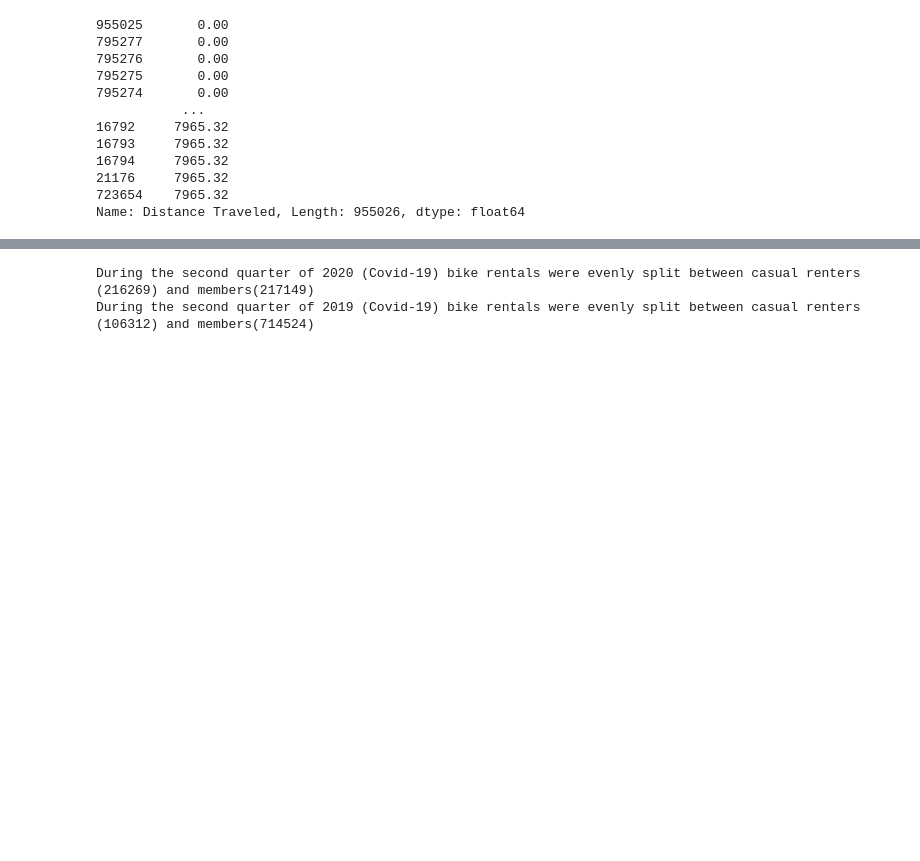
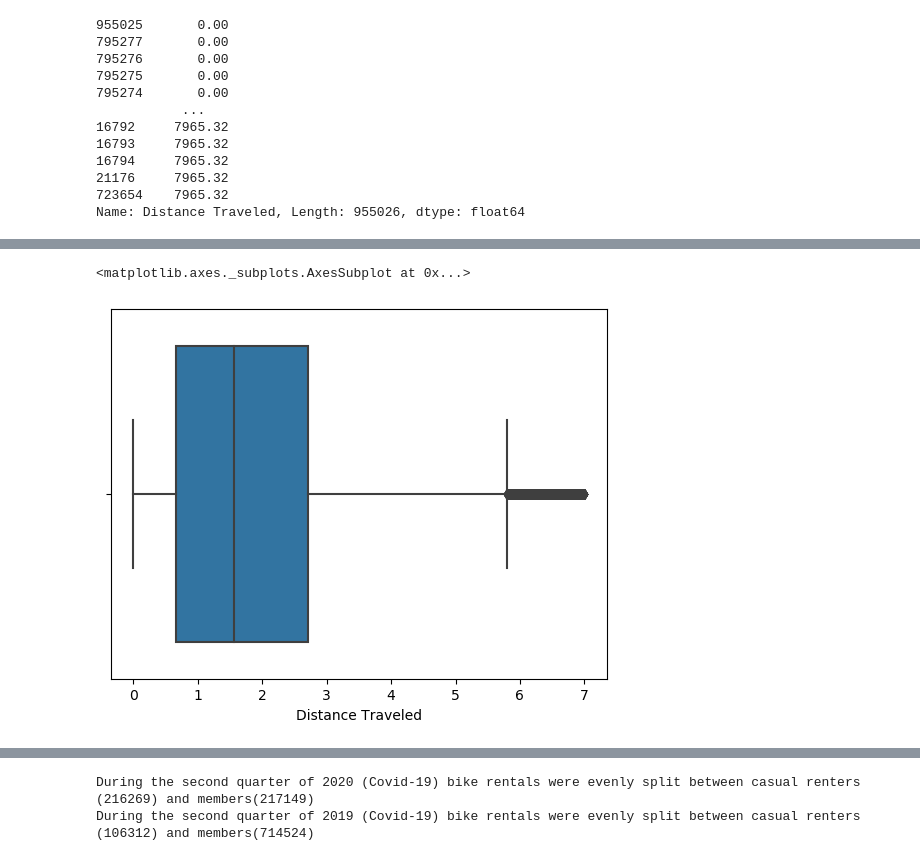
Before and after one commit to gportes24/German-s-Group-Project, a Jupyter notebook: Resources/Project_EDA.ipynb, the cells around one changed output, grey strips where cells are left out. Cells and saved outputs as stored; diff of their text form; code cells hidden in the pictures; blank space fills up the shorter version.

```diff
--- a/Resources/Project_EDA.ipynb
+++ b/Resources/Project_EDA.ipynb
@@ -391,3 +420,8 @@ Bike_2020_clean= Bike_2020_clean[~((Bike_2020_clean['Distance Traveled'] < (q1 -
+# %%
+sns.boxplot(x=Bike_2020_clean['Distance Traveled'])
+# %% [output]
+<matplotlib.axes._subplots.AxesSubplot at 0x...>
+[figure, added]
 # %%
 #Bike_2019_clean
 # %%
```
Also changed, not shown: parts of 29 cells of this notebook, 3 other files.
